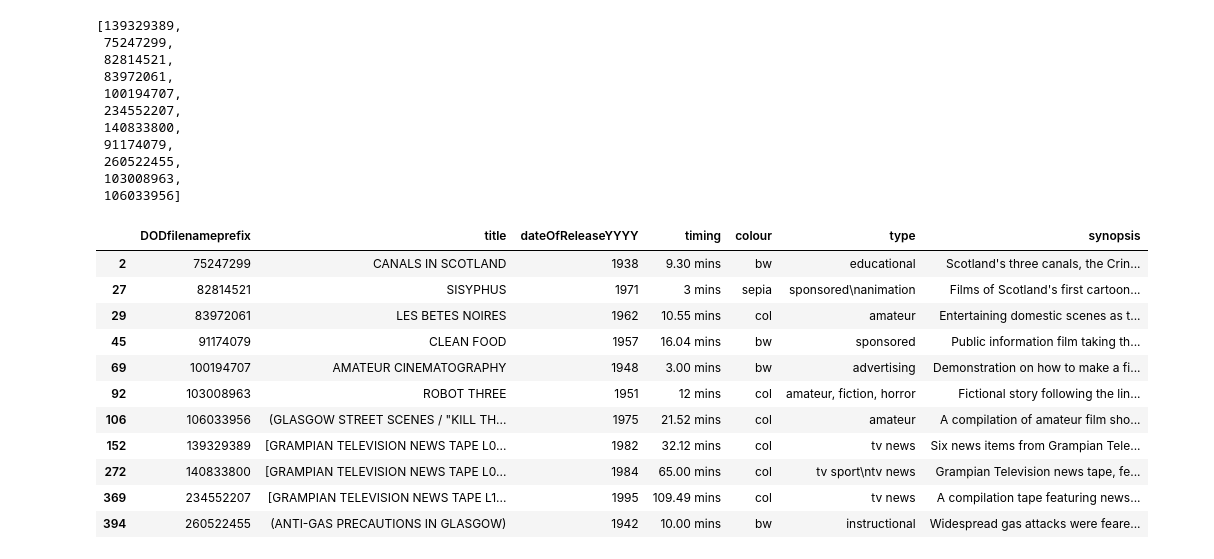
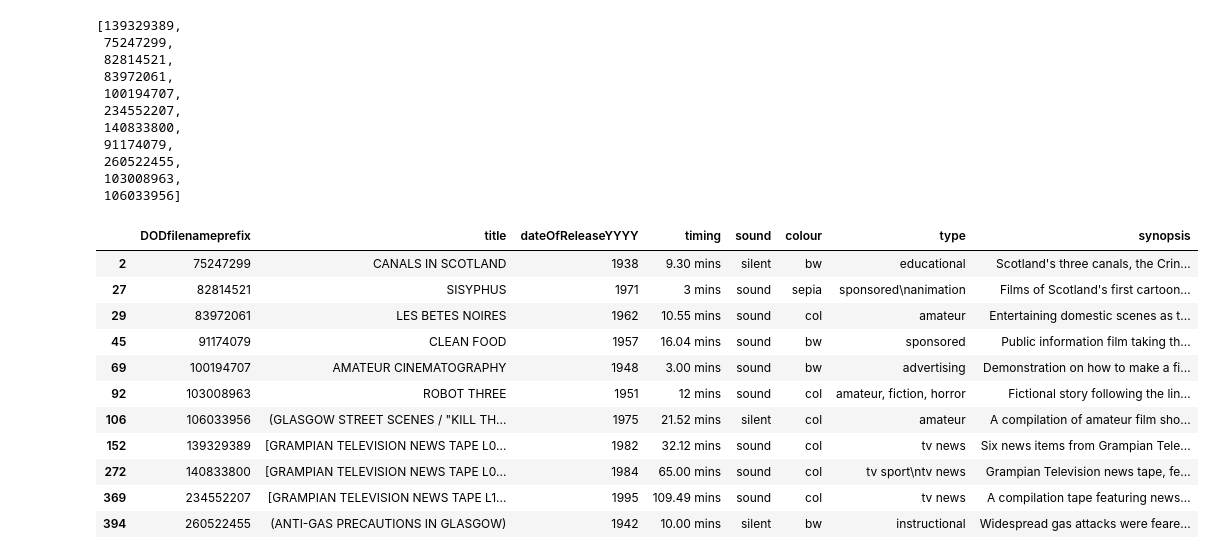
Before and after one commit to kingsdigitallab/issa, a Jupyter notebook: workshops/ws1/batch_analysis.ipynb, the cells around one changed output. Drawn from its saved outputs; the diff is of its cells as text; code cells hidden in the pictures.

Commit message:
chore(ws1): added sound column to the sample-11 table

```diff
--- a/workshops/ws1/batch_analysis.ipynb
+++ b/workshops/ws1/batch_analysis.ipynb
@@ -136,19 +136,19 @@ sample_filenos
  106033956]
 # %%
 df_samples = df[df['DODfilenameprefix'].isin(sample_filenos)]
-df_samples_narrow = df_samples[['DODfilenameprefix', 'title', 'dateOfReleaseYYYY', 'timing', 'colour', 'type', 'synopsis']]
+df_samples_narrow = df_samples[['DODfilenameprefix', 'title', 'dateOfReleaseYYYY', 'timing', 'sound', 'colour', 'type', 'synopsis']]
 df_samples_narrow.to_csv('sample-11.csv', index=False)
 df_samples_narrow
 # %% [output]
-|  | DODfilenameprefix | title | dateOfReleaseYYYY | timing | colour | type | synopsis |
-| 2 | 75247299 | CANALS IN SCOTLAND | 1938 | 9.30 mins | bw | educational | Scotland's three canals, the Crin... |
-| 27 | 82814521 | SISYPHUS | 1971 | 3 mins | sepia | sponsored\nanimation | Films of Scotland's first cartoon... |
-| 29 | 83972061 | LES BETES NOIRES | 1962 | 10.55 mins | col | amateur | Entertaining domestic scenes as t... |
-| 45 | 91174079 | CLEAN FOOD | 1957 | 16.04 mins | bw | sponsored | Public information film taking th... |
-| 69 | 100194707 | AMATEUR CINEMATOGRAPHY | 1948 | 3.00 mins | bw | advertising | Demonstration on how to make a fi... |
-| 92 | 103008963 | ROBOT THREE | 1951 | 12 mins | col | amateur, fiction, horror | Fictional story following the lin... |
-| 106 | 106033956 | (GLASGOW STREET SCENES / "KILL TH... | 1975 | 21.52 mins | col | amateur | A compilation of amateur film sho... |
-| 152 | 139329389 | [GRAMPIAN TELEVISION NEWS TAPE L0... | 1982 | 32.12 mins | col | tv news | Six news items from Grampian Tele... |
-| 272 | 140833800 | [GRAMPIAN TELEVISION NEWS TAPE L0... | 1984 | 65.00 mins | col | tv sport\ntv news | Grampian Television news tape, fe... |
-| 369 | 234552207 | [GRAMPIAN TELEVISION NEWS TAPE L1... | 1995 | 109.49 mins | col | tv news | A compilation tape featuring news... |
-| 394 | 260522455 | (ANTI-GAS PRECAUTIONS IN GLASGOW) | 1942 | 10.00 mins | bw | instructional | Widespread gas attacks were feare... |
+|  | DODfilenameprefix | title | dateOfReleaseYYYY | timing | sound | colour | type | synopsis |
+| 2 | 75247299 | CANALS IN SCOTLAND | 1938 | 9.30 mins | silent | bw | educational | Scotland's three canals, the Crin... |
+| 27 | 82814521 | SISYPHUS | 1971 | 3 mins | sound | sepia | sponsored\nanimation | Films of Scotland's first cartoon... |
+| 29 | 83972061 | LES BETES NOIRES | 1962 | 10.55 mins | sound | col | amateur | Entertaining domestic scenes as t... |
+| 45 | 91174079 | CLEAN FOOD | 1957 | 16.04 mins | sound | bw | sponsored | Public information film taking th... |
+| 69 | 100194707 | AMATEUR CINEMATOGRAPHY | 1948 | 3.00 mins | sound | bw | advertising | Demonstration on how to make a fi... |
+| 92 | 103008963 | ROBOT THREE | 1951 | 12 mins | sound | col | amateur, fiction, horror | Fictional story following the lin... |
+| 106 | 106033956 | (GLASGOW STREET SCENES / "KILL TH... | 1975 | 21.52 mins | silent | col | amateur | A compilation of amateur film sho... |
+| 152 | 139329389 | [GRAMPIAN TELEVISION NEWS TAPE L0... | 1982 | 32.12 mins | sound | col | tv news | Six news items from Grampian Tele... |
+| 272 | 140833800 | [GRAMPIAN TELEVISION NEWS TAPE L0... | 1984 | 65.00 mins | sound | col | tv sport\ntv news | Grampian Television news tape, fe... |
+| 369 | 234552207 | [GRAMPIAN TELEVISION NEWS TAPE L1... | 1995 | 109.49 mins | sound | col | tv news | A compilation tape featuring news... |
+| 394 | 260522455 | (ANTI-GAS PRECAUTIONS IN GLASGOW) | 1942 | 10.00 mins | silent | bw | instructional | Widespread gas attacks were feare... |
```
Also changed, not shown: 1 other file.
